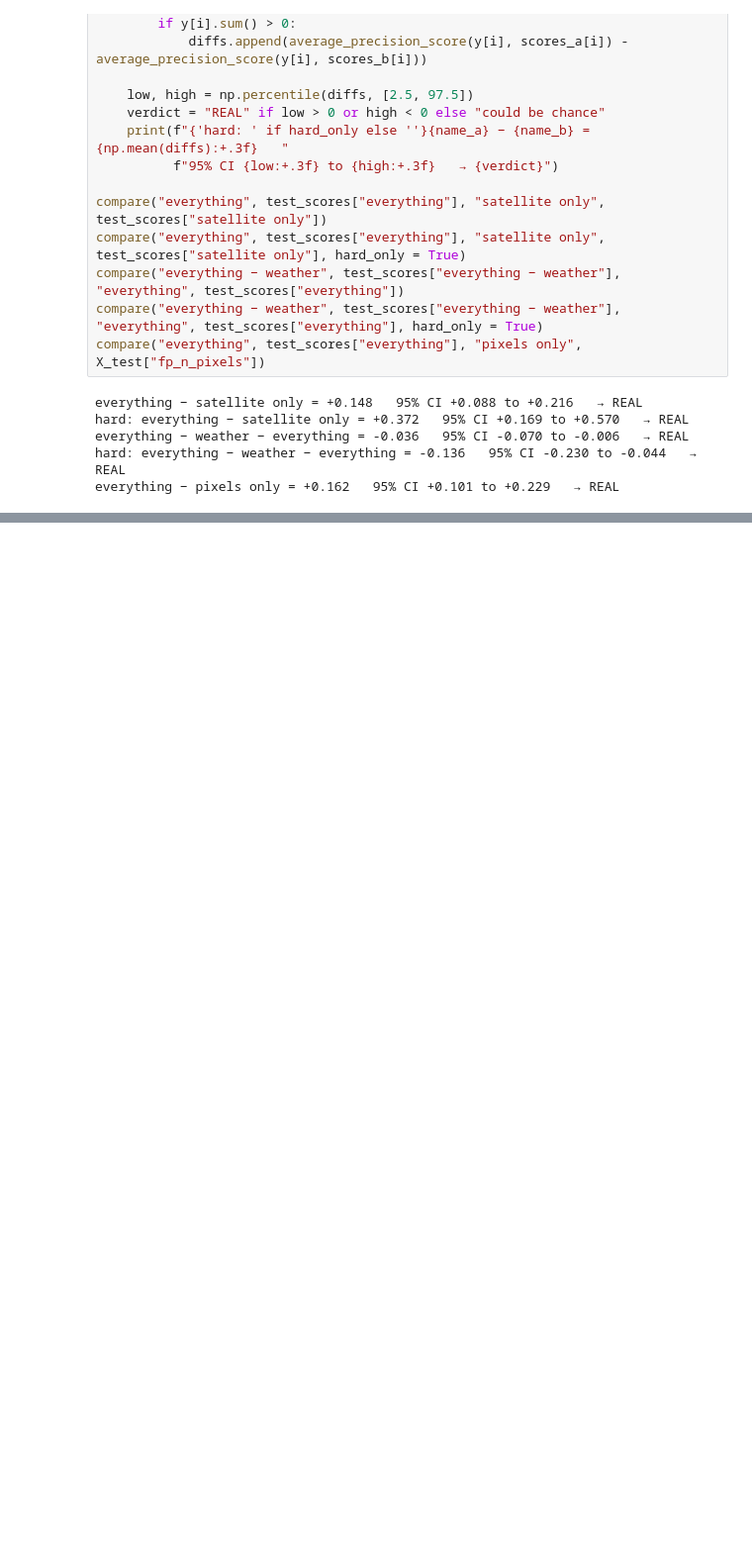
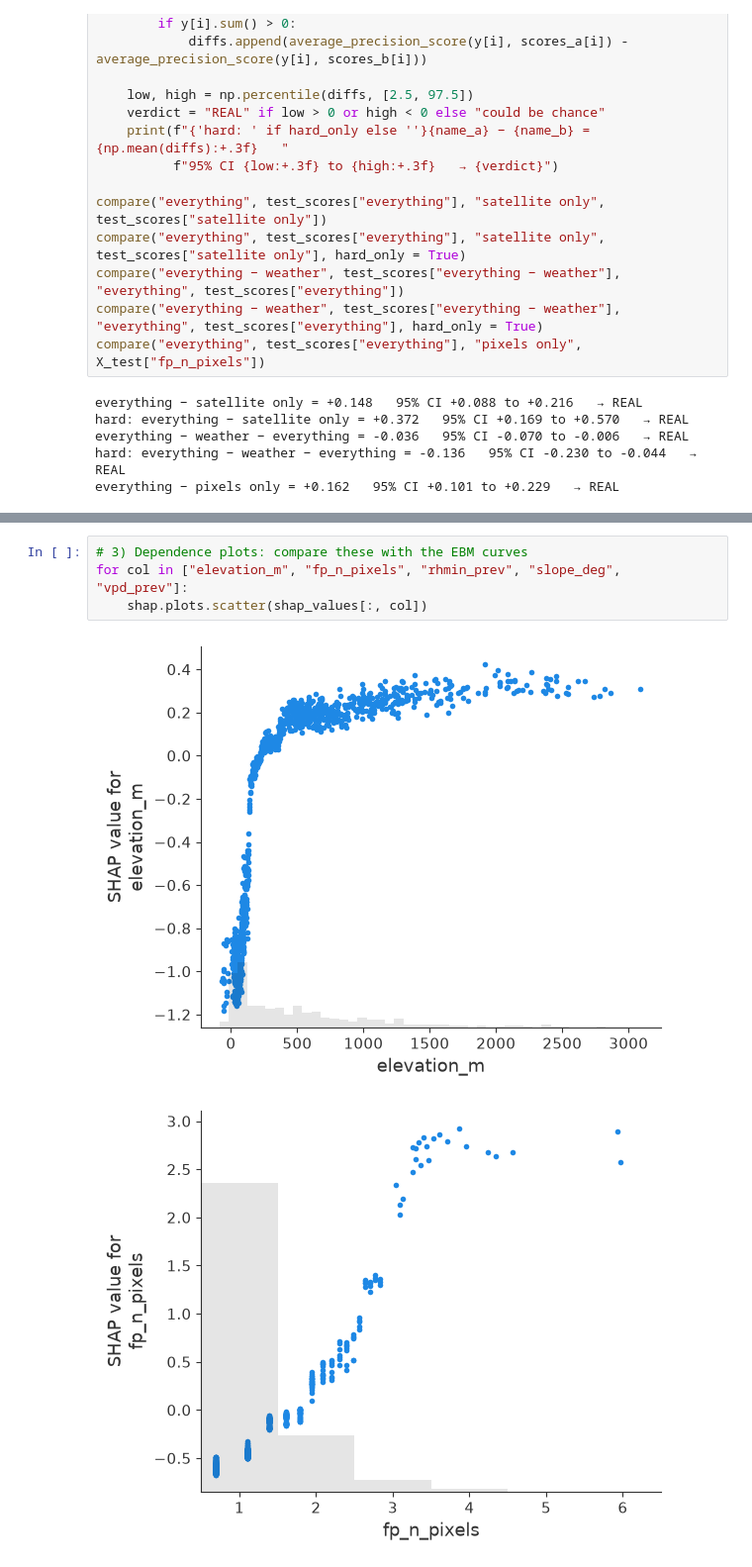
Before and after one commit to NijatTaghizada/wildfire-severity-prediction, a Jupyter notebook: notebooks/02_models.ipynb, the cells around one changed output, grey strips where cells are left out. Shown at 99% size. Saved outputs shown, nothing was run; the diff lists cells and outputs as text; blank space fills up the shorter version.

```diff
--- a/notebooks/02_models.ipynb
+++ b/notebooks/02_models.ipynb
@@ -522,0 +540,7 @@ everything − pixels only = +0.162   95% CI +0.101 to +0.229   → REAL
+# %%
+# 3) Dependence plots: compare these with the EBM curves
+for col in ["elevation_m", "fp_n_pixels", "rhmin_prev", "slope_deg", "vpd_prev"]:
+    shap.plots.scatter(shap_values[:, col])
+# %% [output]
+[figure, added]
+[figure, added]
```
Also changed, not shown: parts of 4 cells of this notebook.
